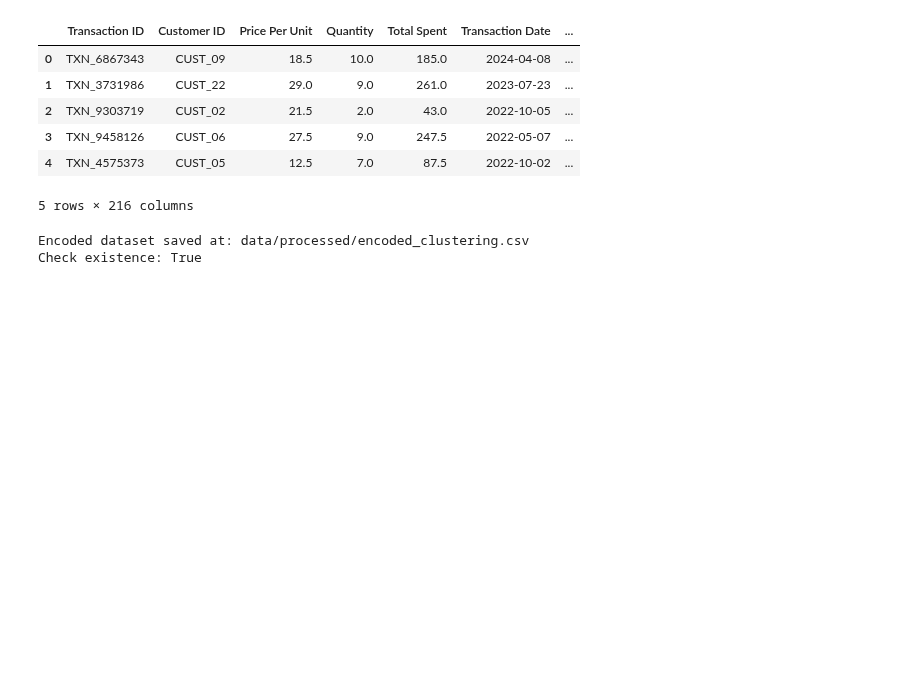
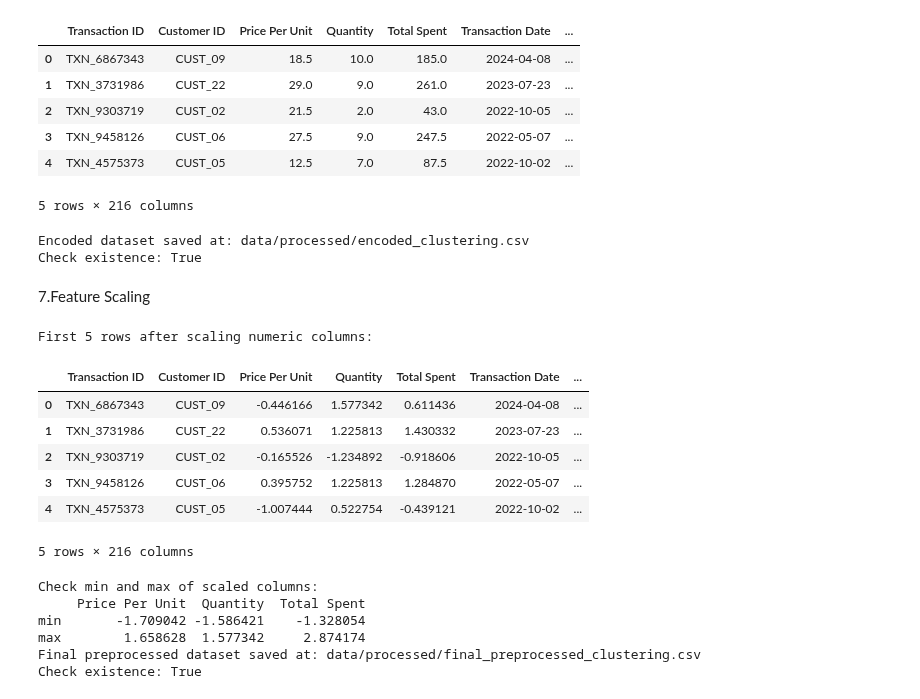
Before and after one commit to alberehap/Project-ML, a Jupyter notebook: clustering_preprocessing.ipynb, the cells around one changed output. Cells and saved outputs as stored; diff of their text form; code cells hidden in the pictures; blank space fills up the shorter version.

Commit message:
Scale numeric features and save final preprocessed dataset

```diff
--- a/clustering_preprocessing.ipynb
+++ b/clustering_preprocessing.ipynb
@@ -209,3 +209,45 @@ Sample of encoded columns:
 5 rows × 216 columns
 Encoded dataset saved at: data/processed/encoded_clustering.csv
 Check existence: True
+# %% [markdown]
+7.Feature Scaling
+# %%
+
+from sklearn.preprocessing import StandardScaler
+
+# Columns to scale (exclude non-numeric original columns)
+cols_to_scale = df_encoded.select_dtypes(include=[np.number]).columns
+
+scaler = StandardScaler()
+
+df_scaled = df_encoded.copy()
+df_scaled[cols_to_scale] = scaler.fit_transform(df_encoded[cols_to_scale])
+
+# Print confirmation
+print("First 5 rows after scaling numeric columns:")
+display(df_scaled.head())
+
+print("Check min and max of scaled columns:")
+print(df_scaled[cols_to_scale].describe().loc[['min','max']])
+
+# Save final preprocessed dataset
+final_output_path = 'data/processed/final_preprocessed_clustering.csv'
+df_scaled.to_csv(final_output_path, index=False)
+
+print(f"Final preprocessed dataset saved at: {final_output_path}")
+print("Check existence:", os.path.exists(final_output_path))
+# %% [output]
+First 5 rows after scaling numeric columns:
+|  | Transaction ID | Customer ID | Price Per Unit | Quantity | Total Spent | Transaction Date | ... |
+| 0 | TXN_6867343 | CUST_09 | -0.446166 | 1.577342 | 0.611436 | 2024-04-08 | ... |
+| 1 | TXN_3731986 | CUST_22 | 0.536071 | 1.225813 | 1.430332 | 2023-07-23 | ... |
+| 2 | TXN_9303719 | CUST_02 | -0.165526 | -1.234892 | -0.918606 | 2022-10-05 | ... |
+| 3 | TXN_9458126 | CUST_06 | 0.395752 | 1.225813 | 1.284870 | 2022-05-07 | ... |
+| 4 | TXN_4575373 | CUST_05 | -1.007444 | 0.522754 | -0.439121 | 2022-10-02 | ... |
+5 rows × 216 columns
+Check min and max of scaled columns:
+     Price Per Unit  Quantity  Total Spent
+min       -1.709042 -1.586421    -1.328054
+max        1.658628  1.577342     2.874174
+Final preprocessed dataset saved at: data/processed/final_preprocessed_clustering.csv
+Check existence: True
```
Also changed, not shown: 1 other file.
